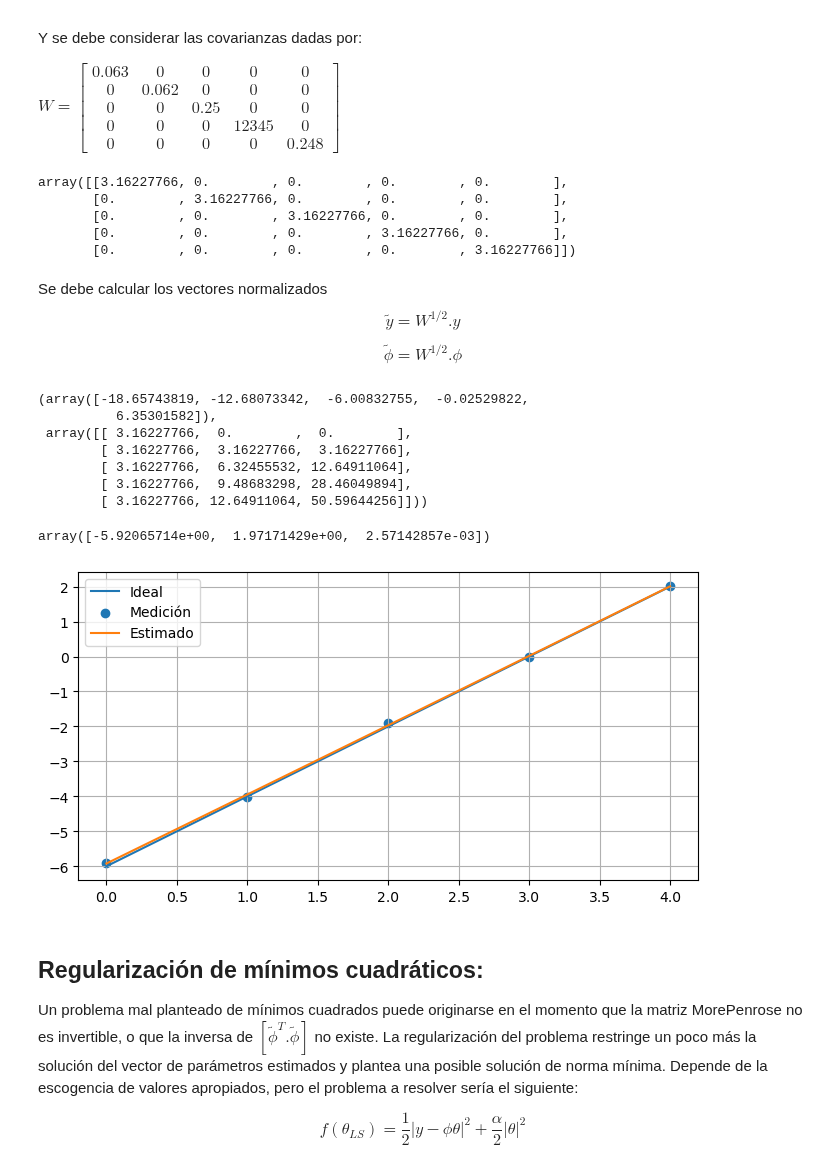
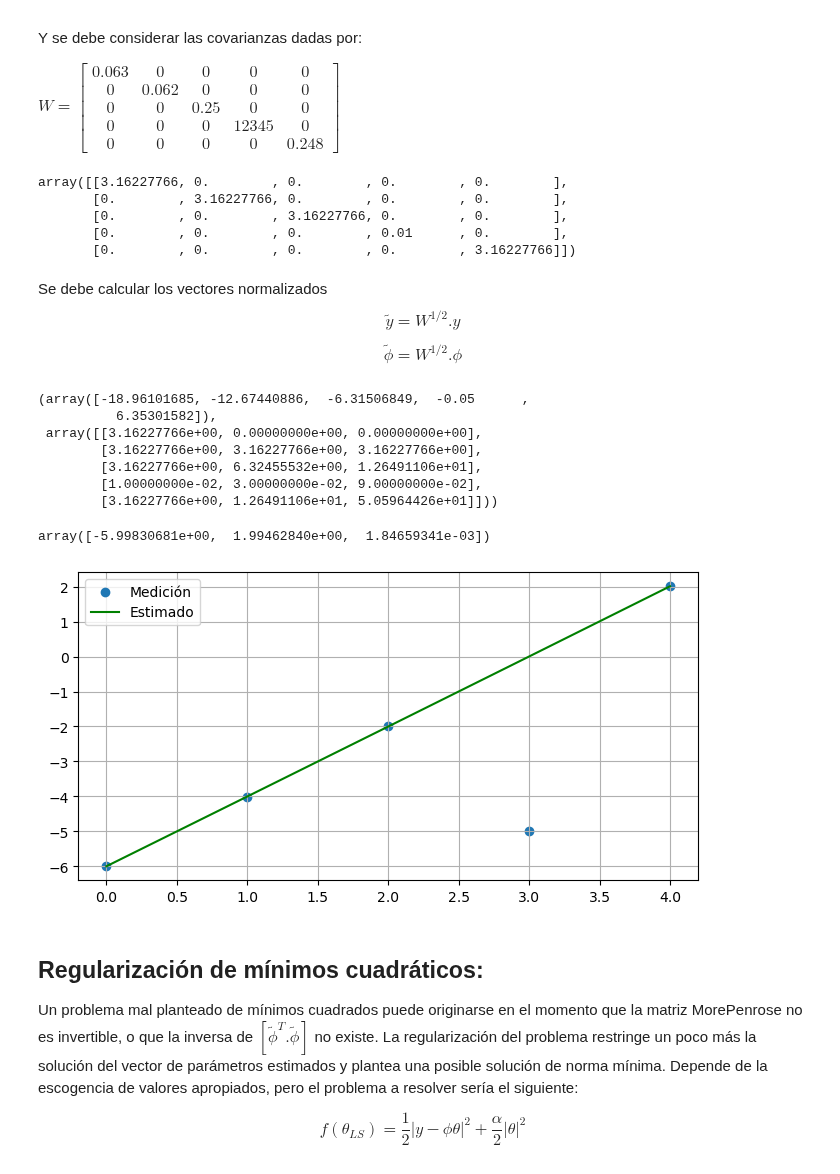
Before and after one commit to jairocuellar/System_identification, a Jupyter notebook: class_05_02.ipynb, the cells around one changed output. Drawn from its saved outputs; the diff is of its cells as text; code cells hidden in the pictures.

```diff
--- a/class_05_02.ipynb
+++ b/class_05_02.ipynb
@@ -94,6 +94,6 @@ x = np.linspace(0,4,5,dtype = "int")
 
 #Valores medidos con un error y
 y_v = np.array([-6,-4,-2,0,2])
-y = np.array([-5.9,-4.01,-1.9,-0.008,2.009])
+y = np.array([-5.996,-4.008,-1.997,-5,2.009])
 x, y
 # %% [output]
@@ -111,7 +111,7 @@ phi = np.array([ones,x,x**2]).transpose()
 
 # Varianzas para cada xk
 #var = np.array([0.063,0.062,0.251,15625,0.25])
-var = np.array([10,10,10,10,10])
+var = np.array([10,10,10,0.0001,10])
 _var = var**0.5
 
 ## Matriz de pesos (Covarianzas)
@@ -122,7 +122,7 @@ _W
 array([[3.16227766, 0.        , 0.        , 0.        , 0.        ],
        [0.        , 3.16227766, 0.        , 0.        , 0.        ],
        [0.        , 0.        , 3.16227766, 0.        , 0.        ],
-       [0.        , 0.        , 0.        , 3.16227766, 0.        ],
+       [0.        , 0.        , 0.        , 0.01      , 0.        ],
        [0.        , 0.        , 0.        , 0.        , 3.16227766]])
 # %% [markdown]
 Se debe calcular los vectores normalizados
@@ -135,13 +135,13 @@ _y = np.dot(_W,y)
 _phi = np.dot(_W,phi)
 _y,      _phi
 # %% [output]
-(array([-18.65743819, -12.68073342,  -6.00832755,  -0.02529822,
+(array([-18.96101685, -12.67440886,  -6.31506849,  -0.05      ,
           6.35301582]),
- array([[ 3.16227766,  0.        ,  0.        ],
-        [ 3.16227766,  3.16227766,  3.16227766],
-        [ 3.16227766,  6.32455532, 12.64911064],
-        [ 3.16227766,  9.48683298, 28.46049894],
-        [ 3.16227766, 12.64911064, 50.59644256]]))
+ array([[3.16227766e+00, 0.00000000e+00, 0.00000000e+00],
+        [3.16227766e+00, 3.16227766e+00, 3.16227766e+00],
+        [3.16227766e+00, 6.32455532e+00, 1.26491106e+01],
+        [1.00000000e-02, 3.00000000e-02, 9.00000000e-02],
+        [3.16227766e+00, 1.26491106e+01, 5.05964426e+01]]))
 # %%
 ## Calculando los estimados THETA
 phi_pr = np.dot(_phi.transpose(),_phi)
@@ -152,20 +152,19 @@ B = np.dot(_phi.transpose(),_y)
 theta = np.dot(A,B)
 theta
 # %% [output]
-array([-5.92065714e+00,  1.97171429e+00,  2.57142857e-03])
+array([-5.99830681e+00,  1.99462840e+00,  1.84659341e-03])
 # %%
 ##  Estimación vs Medición
 y_e = theta[0] + theta[1]*x + theta[2]*x**2
 
 plt.figure(figsize=(8,4))
-plt.plot(x,y_v)
 plt.scatter(x,y)
-plt.plot(x,y_e)
+plt.plot(x,y_e, color = 'green')
 
-plt.legend(["Ideal","Medición","Estimado"])
+plt.legend(["Medición","Estimado"])
 plt.grid()
 # %% [output]
-[figure, old version]
+[figure, new version]
 # %% [markdown]
 ## Regularización de mínimos cuadráticos:
 
```
Also changed, not shown: parts of 2 cells of this notebook, 4 other files.
